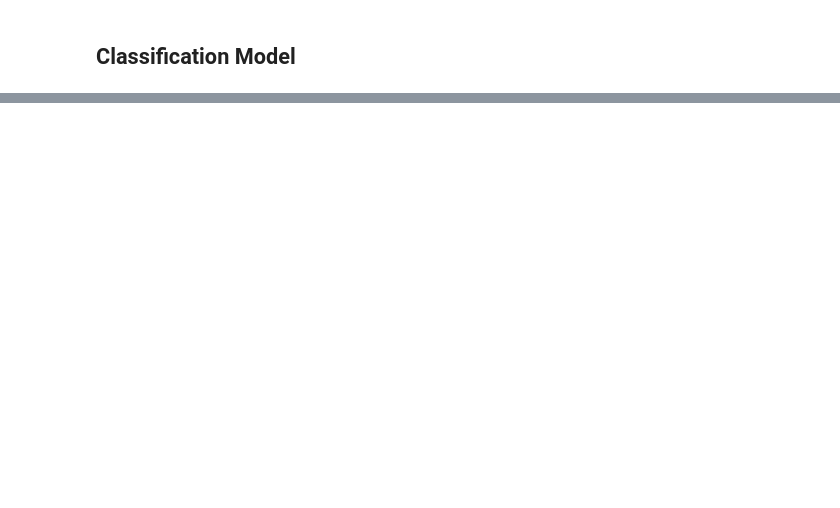
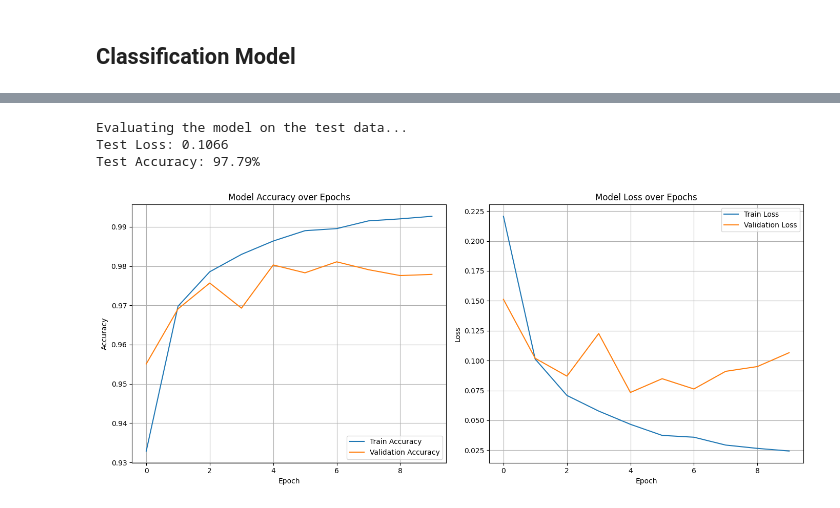
Before and after one commit to ElsonFilho/DeepLearning_Keras, a Jupyter notebook: notebooks/Keras_Intro.ipynb, the cells around one changed output, grey strips where cells are left out. Saved outputs shown, nothing was run; the diff lists cells and outputs as text; code cells hidden in the pictures; blank space fills up the shorter version.

```diff
--- a/notebooks/Keras_Intro.ipynb
+++ b/notebooks/Keras_Intro.ipynb
@@ -293,0 +359,10 @@ Plots generated successfully.
+# %%
+# We need to divide our target variable into categories.
+# We can use the to_categorical function from the Keras Utilities package.
+
+# one hot encode outputs
+y_train = to_categorical(y_train)
+y_test = to_categorical(y_test)
+
+num_classes = y_test.shape[1]
+print(num_classes)
@@ -293,0 +390,9 @@ Plots generated successfully.
+# %%
+# build the model
+model = classification_model()
+
+# fit the model
+model.fit(X_train, y_train, validation_data=(X_test, y_test), epochs=10, verbose=2)
+
+# evaluate the model
+scores = model.evaluate(X_test, y_test, verbose=0)
@@ -293,0 +513,61 @@ Plots generated successfully.
+# %%
+# Evaluate the Model
+
+print("\nEvaluating the model on the test data...")
+scores_6layers = model_6layers.evaluate(X_test, y_test, verbose=0)
+print(f'Test Loss: {scores_6layers[0]:.4f}')
+print(f'Test Accuracy: {scores_6layers[1]*100:.2f}%\n')
+
+# Visualize Training History
+plt.figure(figsize=(14, 6))
+
+# Plot Accuracy
+plt.subplot(1, 2, 1) # 1 row, 2 columns, first plot
+plt.plot(history_6layers.history['accuracy'], label='Train Accuracy')
+plt.plot(history_6layers.history['val_accuracy'], label='Validation Accuracy')
+plt.title('Model Accuracy over Epochs')
+plt.ylabel('Accuracy')
+plt.xlabel('Epoch')
+plt.legend(loc='lower right')
+plt.grid(True)
+
+# Plot Loss
+plt.subplot(1, 2, 2) # 1 row, 2 columns, second plot
+plt.plot(history_6layers.history['loss'], label='Train Loss')
+plt.plot(history_6layers.history['val_loss'], label='Validation Loss')
+plt.title('Model Loss over Epochs')
+plt.ylabel('Loss')
+plt.xlabel('Epoch')
+plt.legend(loc='upper right')
+plt.grid(True)
+
+plt.tight_layout() # Adjust layout to prevent overlap
+plt.show()
+
+# Generate and Plot Confusion Matrix
+
+# Get predictions for the test set
+y_pred_probs = model_6layers.predict(X_test)
+# Convert probabilities to predicted class labels
+y_pred_labels = np.argmax(y_pred_probs, axis=1)
+# Convert one-hot encoded y_test back to original labels
+y_true_labels = np.argmax(y_test, axis=1)
+
+# Compute the confusion matrix
+cm = confusion_matrix(y_true_labels, y_pred_labels)
+
+plt.figure(figsize=(8, 6))
+# Use seaborn for a visually appealing confusion matrix
+sns.heatmap(cm, annot=True, fmt='d', cmap='Blues',
+            xticklabels=range(num_classes), yticklabels=range(num_classes))
+plt.title('Confusion Matrix')
+plt.ylabel('True Label')
+plt.xlabel('Predicted Label')
+plt.show()
+
+print("\nModel assessment complete.")
+# %% [output]
+Evaluating the model on the test data...
+Test Loss: 0.1066
+Test Accuracy: 97.79%
+[figure, added]
```
Also changed, not shown: parts of 21 cells of this notebook.
